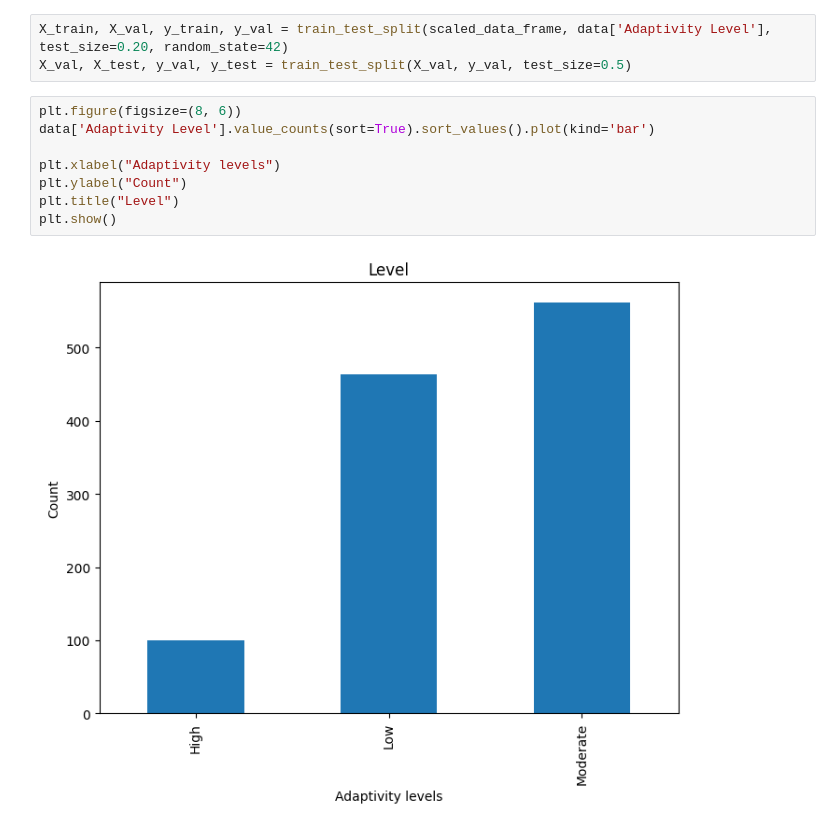
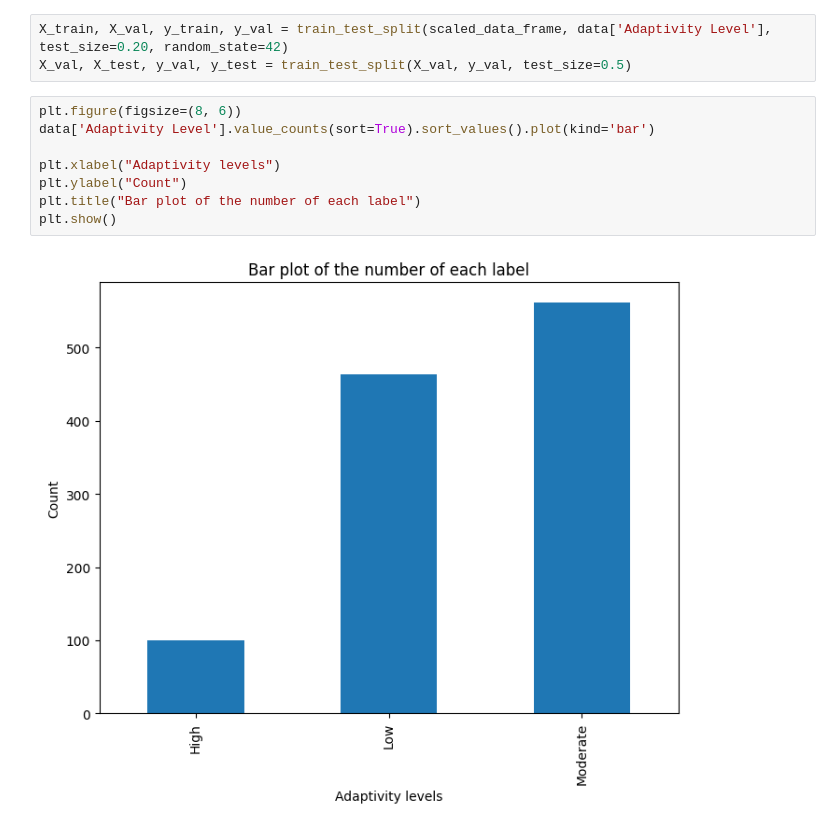
Before and after one commit to oonas21/Online-education-ML-project, a Jupyter notebook: notebook.ipynb, the cells around one changed output. Cells and saved outputs as stored; diff of their text form.

```diff
--- a/notebook.ipynb
+++ b/notebook.ipynb
@@ -177,10 +177,10 @@ X_val, X_test, y_val, y_test = train_test_split(X_val, y_val, test_size=0.5)
 # %%
 plt.figure(figsize=(8, 6))
 data['Adaptivity Level'].value_counts(sort=True).sort_values().plot(kind='bar')
 
 plt.xlabel("Adaptivity levels")
 plt.ylabel("Count")
-plt.title("Level")
+plt.title("Bar plot of the number of each label")
 plt.show()
 # %% [output]
-[figure, old version]
+[figure, new version]
```
Also changed, not shown: parts of 3 cells of this notebook.
